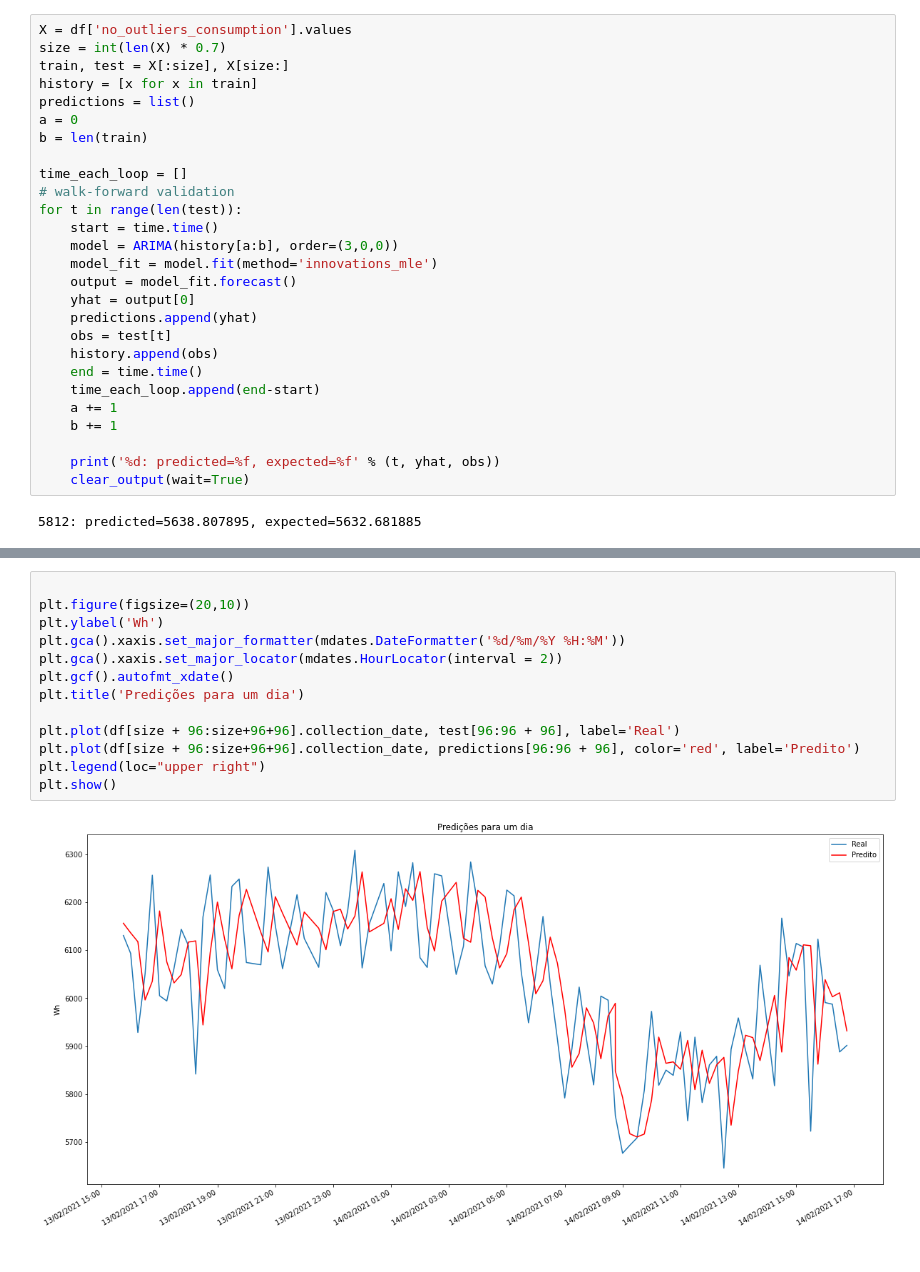
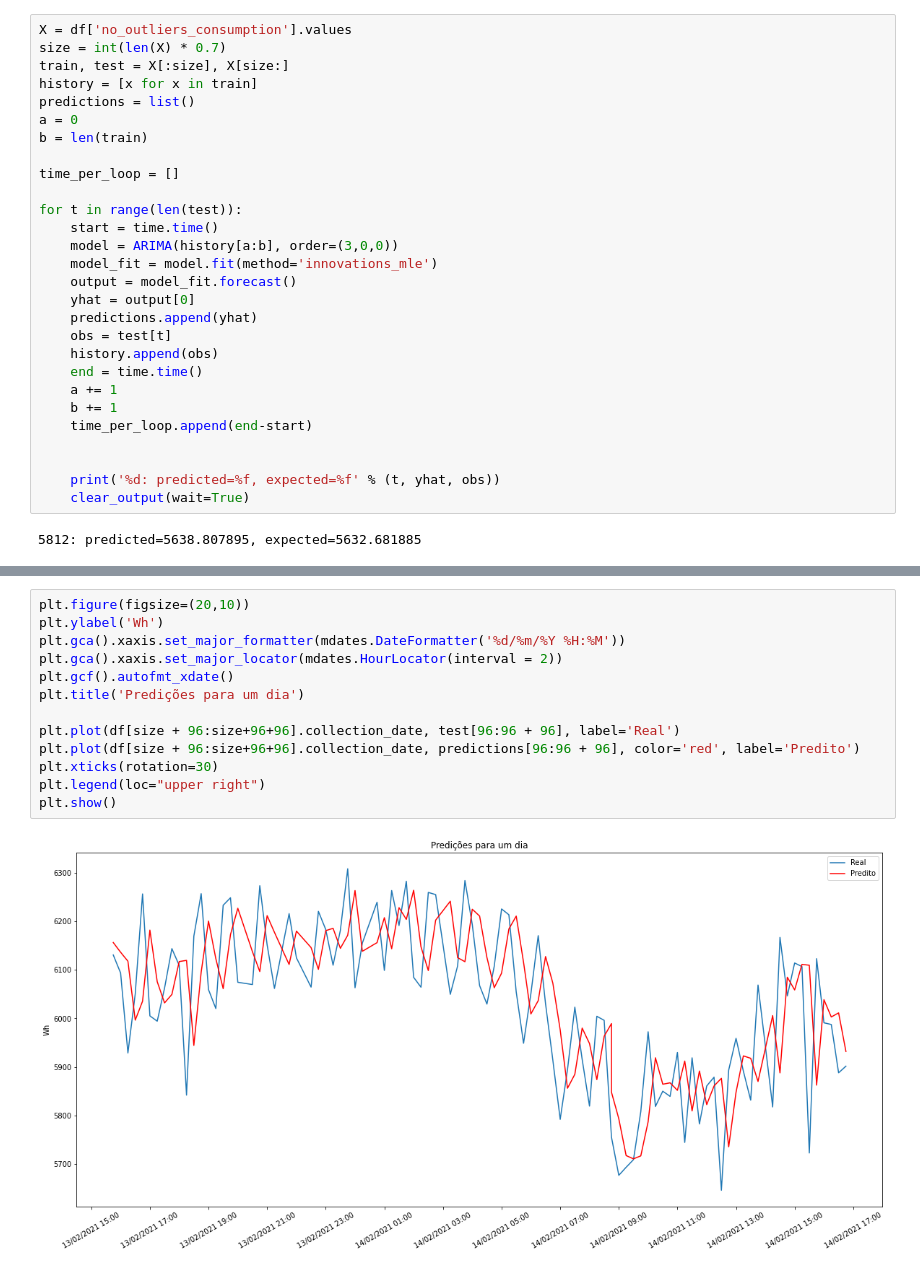
Before and after one commit to TCC-joaorobson-ViniciusBernardo/experiments_notebooks, a Jupyter notebook: ARIMA.ipynb, the cells around one changed output, grey strips where cells are left out. Cells and saved outputs as stored; diff of their text form.

```diff
--- a/ARIMA.ipynb
+++ b/ARIMA.ipynb
@@ -34,8 +35,8 @@ predictions = list()
 a = 0
 b = len(train)
 
-time_each_loop = []
-# walk-forward validation
+time_per_loop = []
+
 for t in range(len(test)):
     start = time.time()
     model = ARIMA(history[a:b], order=(3,0,0))
@@ -46,9 +47,10 @@ for t in range(len(test)):
     obs = test[t]
     history.append(obs)
     end = time.time()
-    time_each_loop.append(end-start)
     a += 1
     b += 1
+    time_per_loop.append(end-start)
+
 
     print('%d: predicted=%f, expected=%f' % (t, yhat, obs))
     clear_output(wait=True)
@@ -80,15 +84,15 @@ Test RMSE: 112.201
 # %%
-
 plt.figure(figsize=(20,10))
 plt.ylabel('Wh')
 plt.gca().xaxis.set_major_formatter(mdates.DateFormatter('%d/%m/%Y %H:%M'))
 plt.gca().xaxis.set_major_locator(mdates.HourLocator(interval = 2))
 plt.gcf().autofmt_xdate()
 plt.title('Predições para um dia')
 
 plt.plot(df[size + 96:size+96+96].collection_date, test[96:96 + 96], label='Real')
 plt.plot(df[size + 96:size+96+96].collection_date, predictions[96:96 + 96], color='red', label='Predito')
+plt.xticks(rotation=30)
 plt.legend(loc="upper right")
 plt.show()
 # %% [output]
-[figure, old version]
+[figure, new version]
```
Also changed, not shown: parts of 10 cells of this notebook, 3 other files.
